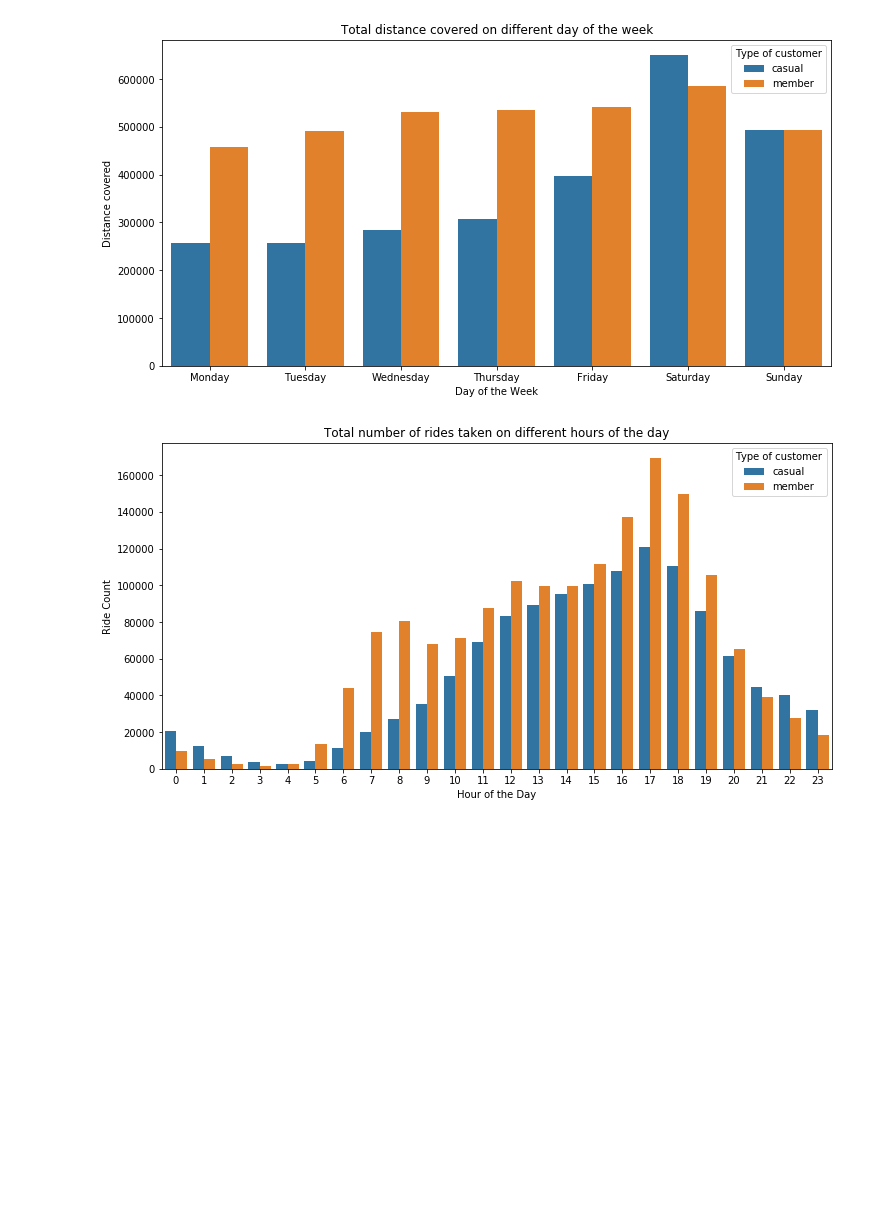
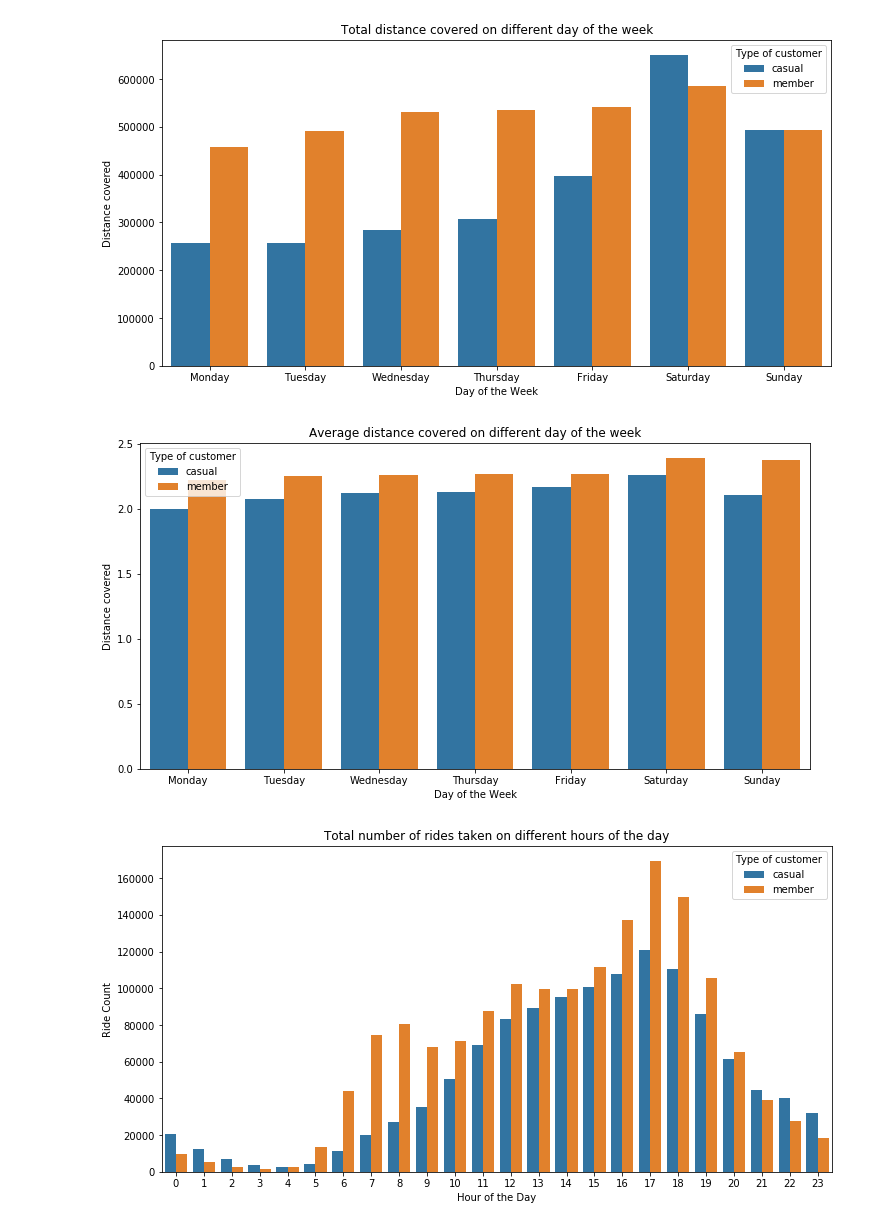
Before and after one commit to rahulpatwardhan12/Divvy-Trips-Analysis, a Jupyter notebook: Divvy Trip Analysis.ipynb, the cells around one changed output. Drawn from its saved outputs; the diff is of its cells as text; code cells hidden in the pictures; blank space fills up the shorter version.

```diff
--- a/Divvy Trip Analysis.ipynb
+++ b/Divvy Trip Analysis.ipynb
@@ -463,6 +472,17 @@ plt.xticks([0,1,2,3,4,5,6],["Monday","Tuesday","Wednesday","Thursday","Friday","
 plt.title("Total distance covered on different day of the week");
 # %% [output]
 [figure]
+# %%
+plt.figure(figsize=(12,6))
+sns.barplot(data=df.groupby(["day_of_week","member_casual"]).mean()["distance_covered"].reset_index(),
+            x="day_of_week", y="distance_covered",hue="member_casual")
+plt.legend(title="Type of customer")
+plt.ylabel("Distance covered")
+plt.xlabel("Day of the Week")
+plt.xticks([0,1,2,3,4,5,6],["Monday","Tuesday","Wednesday","Thursday","Friday","Saturday","Sunday"])
+plt.title("Average distance covered on different day of the week");
+# %% [output]
+[figure, added]
 # %%
 plt.figure(figsize=(12,6))
 sns.barplot(data=pd.DataFrame({'started_hour':df["started_at"].dt.hour,'member_casual':df["member_casual"],'ride_id':df["ride_id"]}).groupby(["started_hour","member_casual"]).count().reset_index(),
```
Also changed, not shown: parts of 6 cells of this notebook.
